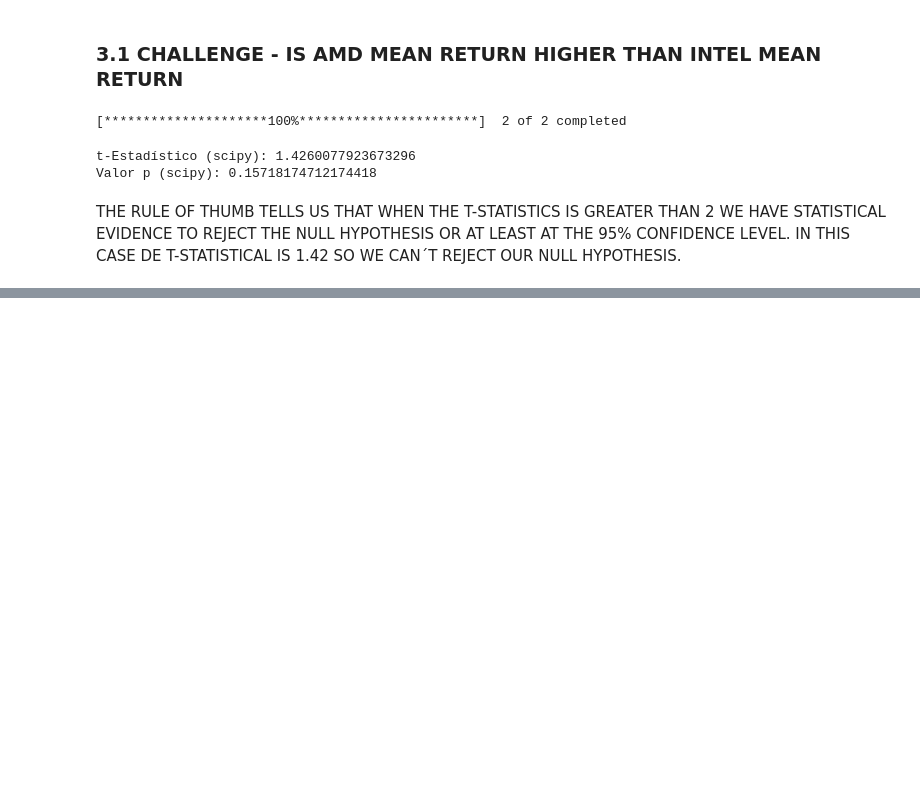
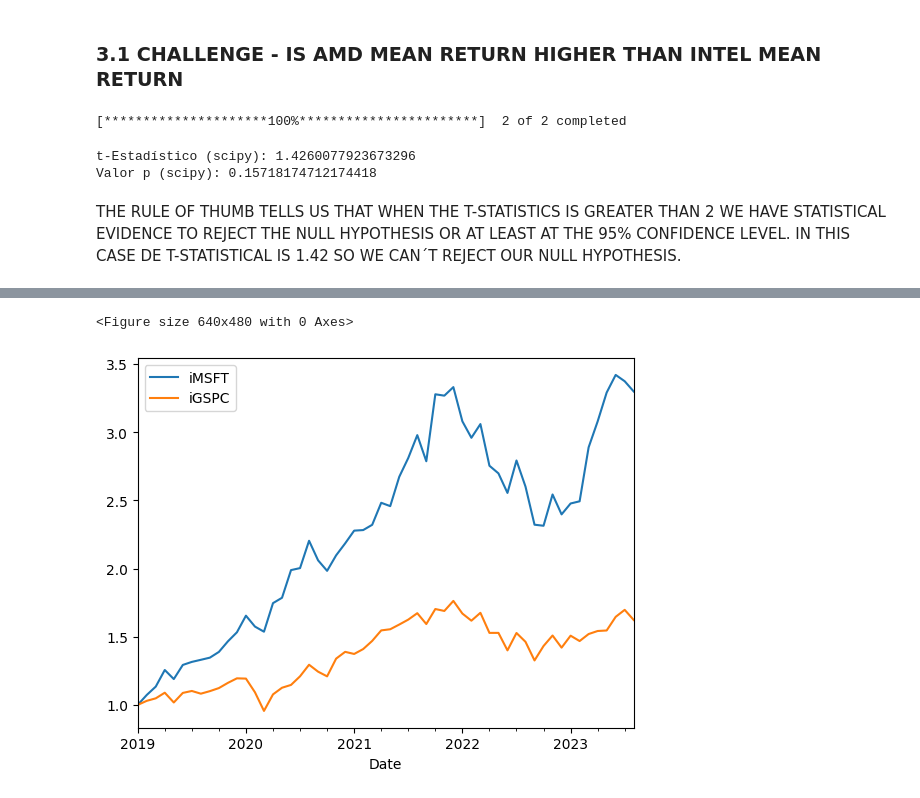
Before and after one commit to dieghoost04/workshops, a Jupyter notebook: workshop3DiegoDíazAyala.ipynb, the cells around one changed output, grey strips where cells are left out. Cells and saved outputs as stored; diff of their text form; code cells hidden in the pictures; blank space fills up the shorter version.

```diff
--- a/workshop3DiegoDíazAyala.ipynb
+++ b/workshop3DiegoDíazAyala.ipynb
@@ -52,0 +73,10 @@ THE RULE OF THUMB TELLS US THAT WHEN THE T-STATISTICS IS GREATER THAN 2 WE HAVE
+# %%
+adjprices['iMSFT'] = adjprices['MSFT'] / adjprices['MSFT'][0]
+adjprices['iGSPC'] = adjprices['^GSPC'] / adjprices['^GSPC'][0]
+# %%
+plt.clf()
+adjprices.plot(y=['iMSFT','iGSPC'])
+plt.show()
+# %% [output]
+<Figure size 640x480 with 0 Axes>
+[figure, added]
```
Also changed, not shown: parts of 13 cells of this notebook.
